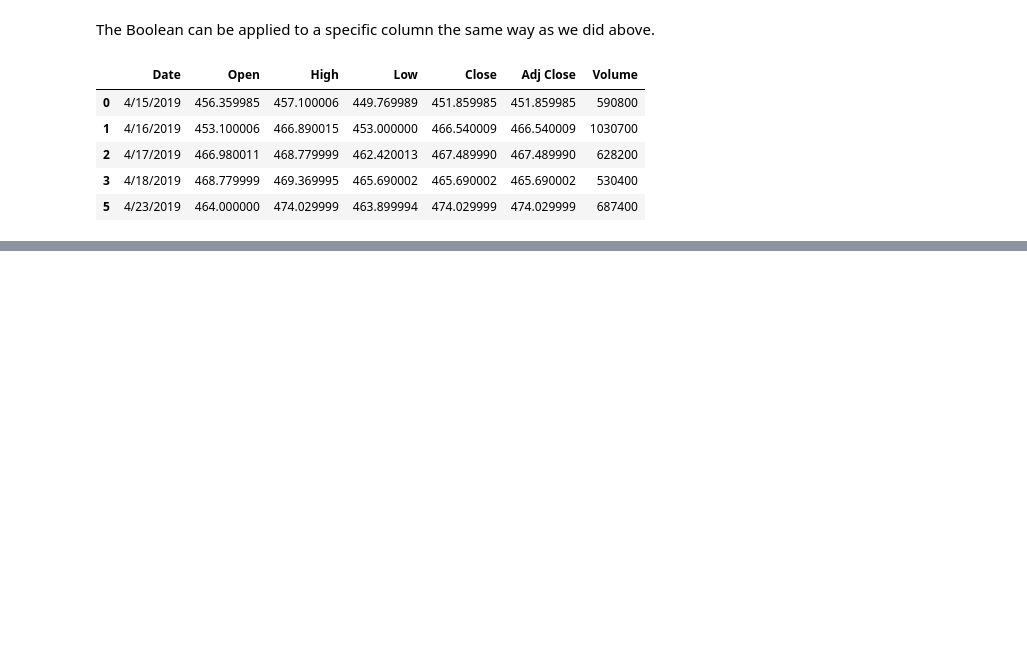
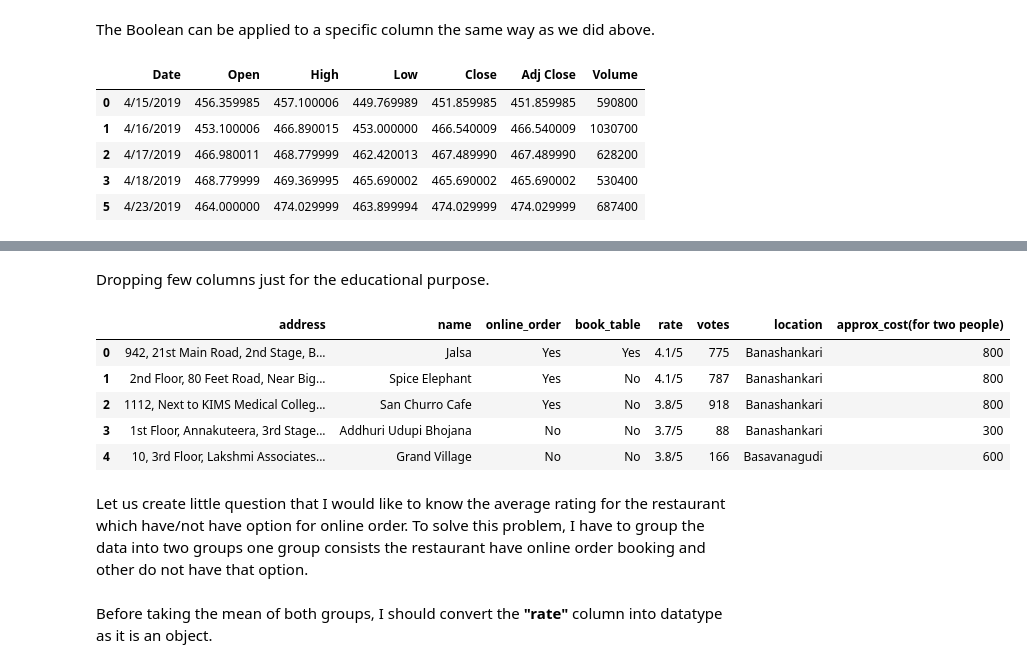
Before and after one commit to surjeet143/all_about_pandas, a Jupyter notebook: pandas_foundation/pandas_foundation_introduction.ipynb, the cells around one changed output, grey strips where cells are left out. Drawn from its saved outputs; the diff is of its cells as text; code cells hidden in the pictures; blank space fills up the shorter version.

```diff
--- a/pandas_foundation/pandas_foundation_introduction.ipynb
+++ b/pandas_foundation/pandas_foundation_introduction.ipynb
@@ -757,0 +821,2 @@ data[data["Volume"] > 500000 ].head() # picking the days when the "Volume" > 500
+# %%
+data1 = pd.read_csv('./data/zomato.csv', nrows = 100)
@@ -757,0 +845,16 @@ data[data["Volume"] > 500000 ].head() # picking the days when the "Volume" > 500
+# %% [markdown]
+Dropping few columns just for the educational purpose.
+# %%
+data1=data1[['address', "name","online_order","book_table","rate","votes","location",'approx_cost(for two people)', ]]
+data1.head()
+# %% [output]
+|  | address | name | online_order | book_table | rate | votes | location | approx_cost(for two people) |
+| 0 | 942, 21st Main Road, 2nd Stage, B... | Jalsa | Yes | Yes | 4.1/5 | 775 | Banashankari | 800 |
+| 1 | 2nd Floor, 80 Feet Road, Near Big... | Spice Elephant | Yes | No | 4.1/5 | 787 | Banashankari | 800 |
+| 2 | 1112, Next to KIMS Medical Colleg... | San Churro Cafe | Yes | No | 3.8/5 | 918 | Banashankari | 800 |
+| 3 | 1st Floor, Annakuteera, 3rd Stage... | Addhuri Udupi Bhojana | No | No | 3.7/5 | 88 | Banashankari | 300 |
+| 4 | 10, 3rd Floor, Lakshmi Associates... | Grand Village | No | No | 3.8/5 | 166 | Basavanagudi | 600 |
+# %% [markdown]
+Let us create little question that I would like to know the average rating for the restaurant which have/not have option for online order. To solve this problem, I have to group the data into two groups one group consists the restaurant have online order booking and other do not have that option.
+# %% [markdown]
+Before taking the mean of both groups, I should convert the __"rate"__ column into datatype as it is an object.
```
Also changed, not shown: parts of 30 cells of this notebook.
